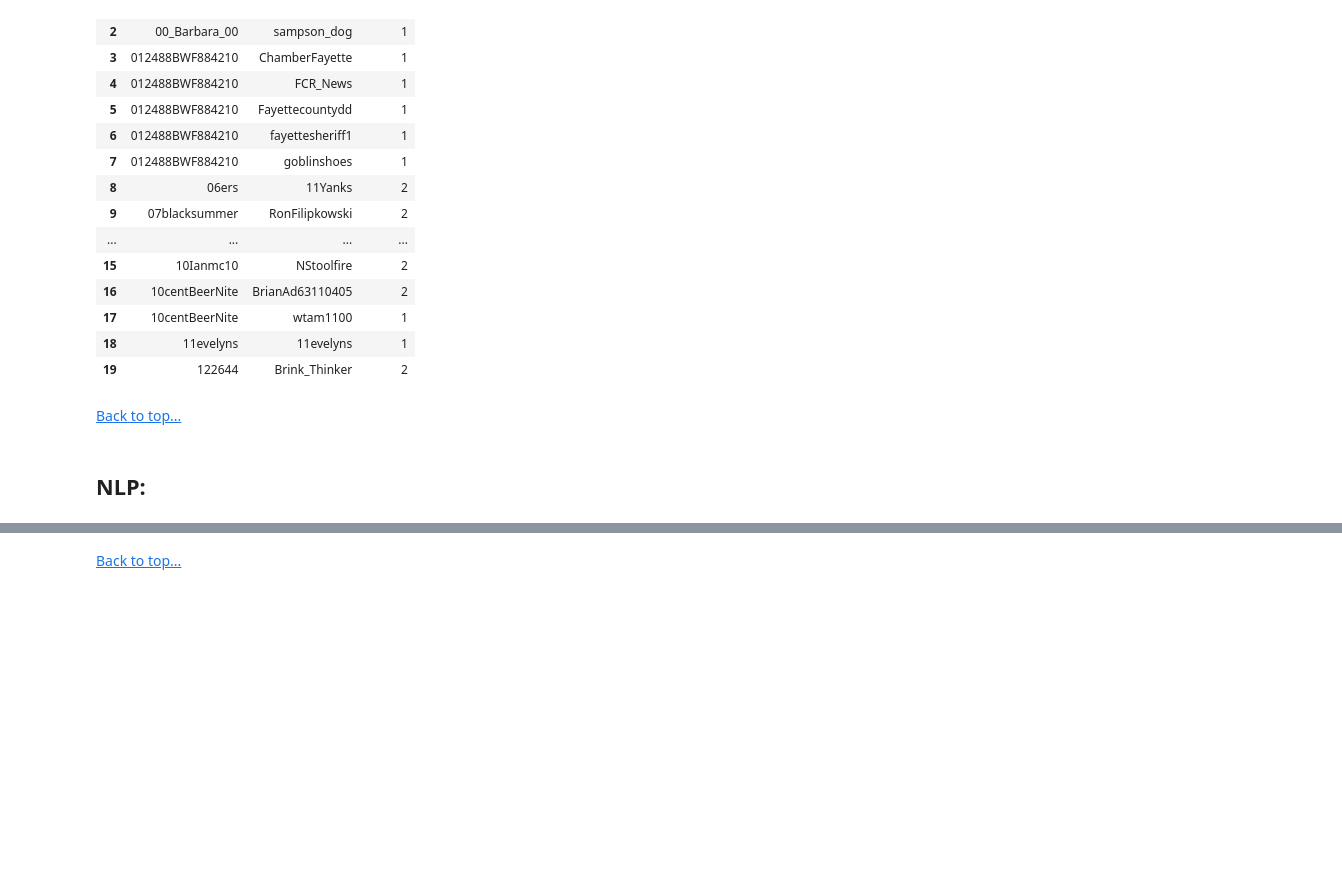
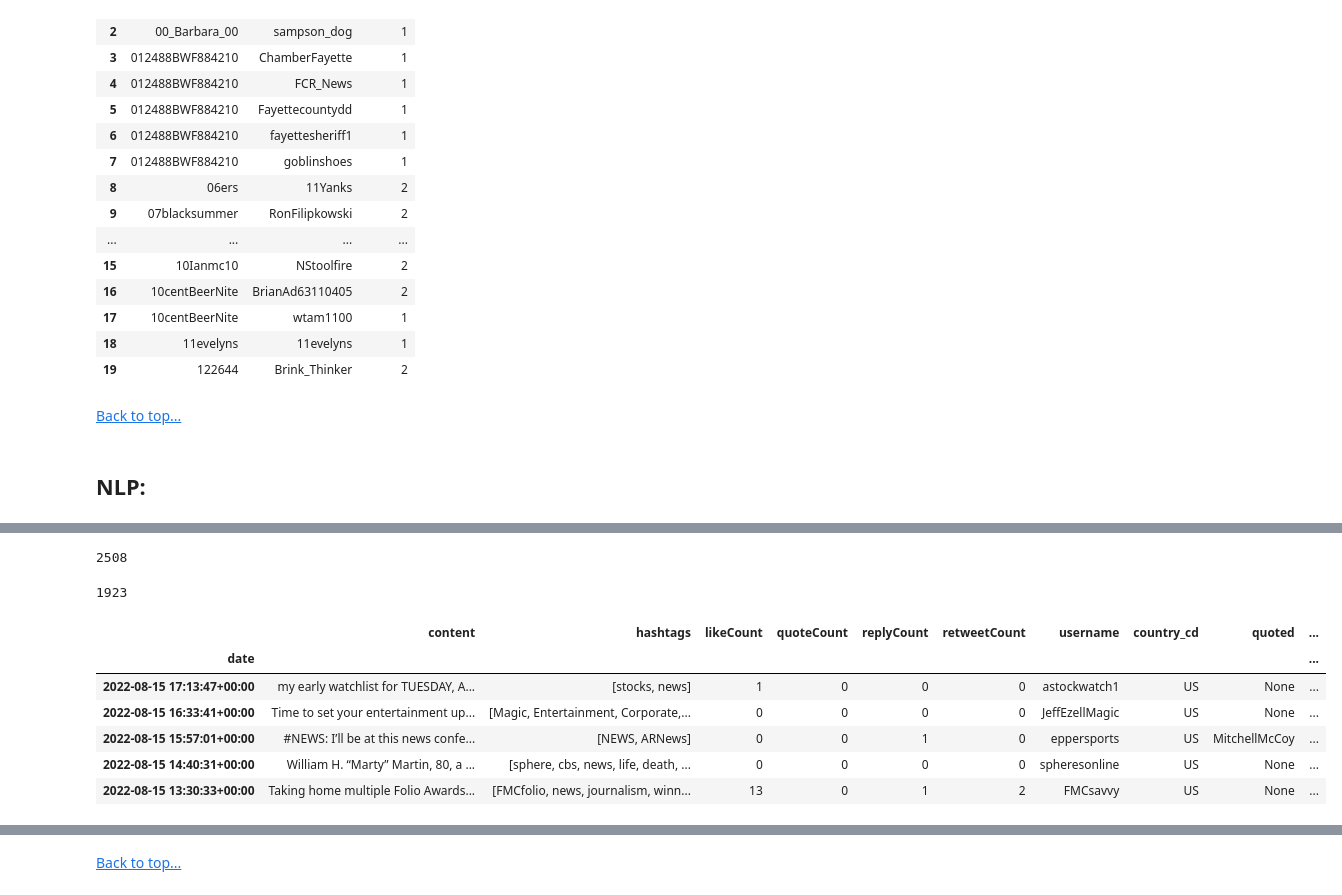
Before and after one commit to datadoctor100/twitter_analysis, a Jupyter notebook: twitter_news.ipynb, the cells around one changed output, grey strips where cells are left out. Drawn from its saved outputs; the diff is of its cells as text; code cells hidden in the pictures; blank space fills up the shorter version.

```diff
--- a/twitter_news.ipynb
+++ b/twitter_news.ipynb
@@ -302,0 +310,18 @@ g = nx.from_pandas_edgelist(weights)
+# %%
+df3.shape[0]
+# %% [output]
+2508
+# %%
+df4.shape[0]
+# %% [output]
+1923
+# %%
+df4.head()
+# %% [output]
+|  | content | hashtags | likeCount | quoteCount | replyCount | retweetCount | username | country_cd | quoted | ... |
+| date |  |  |  |  |  |  |  |  |  | ... |
+| 2022-08-15 17:13:47+00:00 | my early watchlist for TUESDAY, A... | [stocks, news] | 1 | 0 | 0 | 0 | astockwatch1 | US | None | ... |
+| 2022-08-15 16:33:41+00:00 | Time to set your entertainment up... | [Magic, Entertainment, Corporate,... | 0 | 0 | 0 | 0 | JeffEzellMagic | US | None | ... |
+| 2022-08-15 15:57:01+00:00 | #NEWS: I’ll be at this news confe... | [NEWS, ARNews] | 0 | 0 | 1 | 0 | eppersports | US | MitchellMcCoy | ... |
+| 2022-08-15 14:40:31+00:00 | William H. “Marty” Martin, 80, a ... | [sphere, cbs, news, life, death, ... | 0 | 0 | 0 | 0 | spheresonline | US | None | ... |
+| 2022-08-15 13:30:33+00:00 | Taking home multiple Folio Awards... | [FMCfolio, news, journalism, winn... | 13 | 0 | 1 | 2 | FMCsavvy | US | None | ... |
```
Also changed, not shown: parts of 43 cells of this notebook.
